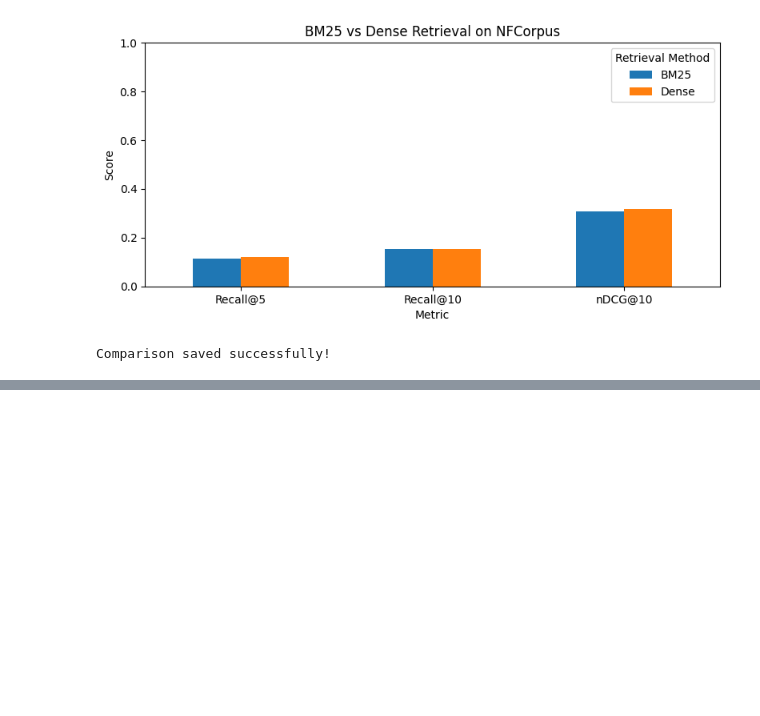
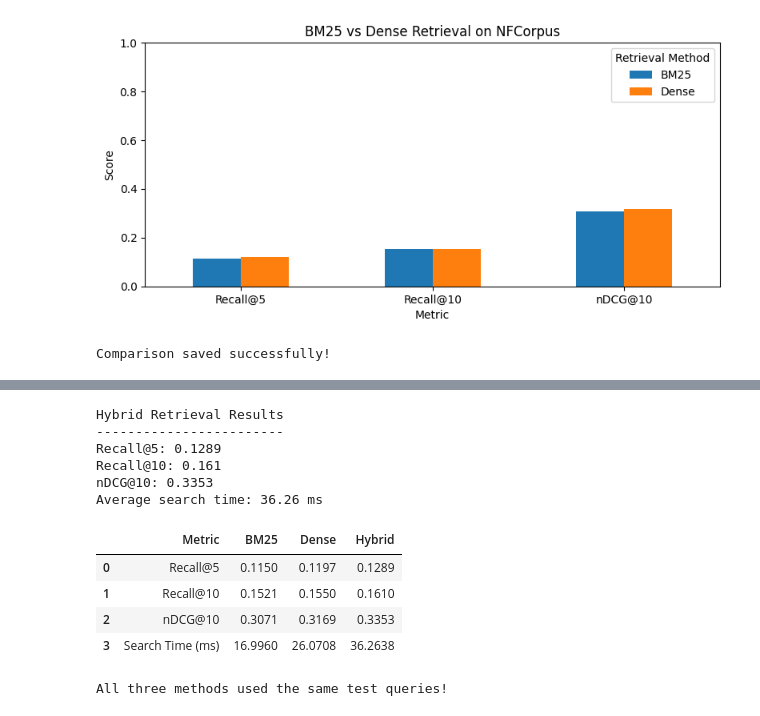
Before and after one commit to rachana1707-S/Adaptive-MedRAG, a Jupyter notebook: notebooks/01_retrieval.ipynb, the cells around one changed output, grey strips where cells are left out. Cells and saved outputs as stored; diff of their text form; code cells hidden in the pictures; blank space fills up the shorter version.

```diff
--- a/notebooks/01_retrieval.ipynb
+++ b/notebooks/01_retrieval.ipynb
@@ -955,0 +1197,77 @@ Comparison saved successfully!
+# %%
+# Calculating the average hybrid retrieval performance
+
+hybrid_summary = hybrid_evaluation_df[
+    ["recall_5", "recall_10", "ndcg_10", "search_time_ms"]
+].mean()
+
+print("Hybrid Retrieval Results")
+print("------------------------")
+
+print("Recall@5:", round(hybrid_summary["recall_5"], 4))
+print("Recall@10:", round(hybrid_summary["recall_10"], 4))
+print("nDCG@10:", round(hybrid_summary["ndcg_10"], 4))
+print(
+    "Average search time:",
+    round(hybrid_summary["search_time_ms"], 2),
+    "ms"
+)
+# %% [output]
+Hybrid Retrieval Results
+------------------------
+Recall@5: 0.1289
+Recall@10: 0.161
+nDCG@10: 0.3353
+Average search time: 36.26 ms
+# %%
+# Comparing BM25, dense, and hybrid retrieval
+# The summary variables are from our previous experiments
+
+comparison_df = pd.DataFrame({
+    "Metric": [
+        "Recall@5",
+        "Recall@10",
+        "nDCG@10",
+        "Search Time (ms)"
+    ],
+    "BM25": [
+        summary["recall_5"],
+        summary["recall_10"],
+        summary["ndcg_10"],
+        summary["search_time_ms"]
+    ],
+    "Dense": [
+        dense_summary["recall_5"],
+        dense_summary["recall_10"],
+        dense_summary["ndcg_10"],
+        dense_summary["search_time_ms"]
+    ],
+    "Hybrid": [
+        hybrid_summary["recall_5"],
+        hybrid_summary["recall_10"],
+        hybrid_summary["ndcg_10"],
+        hybrid_summary["search_time_ms"]
+    ]
+})
+
+display(comparison_df.round(4))
+# %% [output]
+|  | Metric | BM25 | Dense | Hybrid |
+| 0 | Recall@5 | 0.1150 | 0.1197 | 0.1289 |
+| 1 | Recall@10 | 0.1521 | 0.1550 | 0.1610 |
+| 2 | nDCG@10 | 0.3071 | 0.3169 | 0.3353 |
+| 3 | Search Time (ms) | 16.9960 | 26.0708 | 36.2638 |
+# %%
+# Checking that the evaluations used the same query IDs
+# This is important for making a fair comparison
+
+bm25_query_ids = set(evaluation_df["query_id"])
+dense_query_ids = set(dense_evaluation_df["query_id"])
+hybrid_query_ids = set(hybrid_evaluation_df["query_id"])
+
+assert bm25_query_ids == dense_query_ids
+assert dense_query_ids == hybrid_query_ids
+
+print("All three methods used the same test queries!")
+# %% [output]
+All three methods used the same test queries!
```
Also changed, not shown: parts of 18 cells of this notebook.
